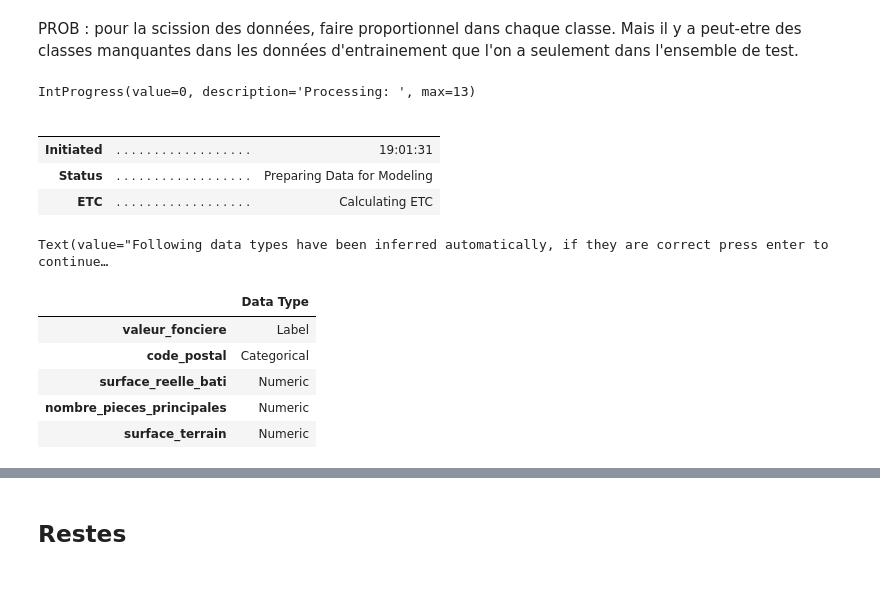
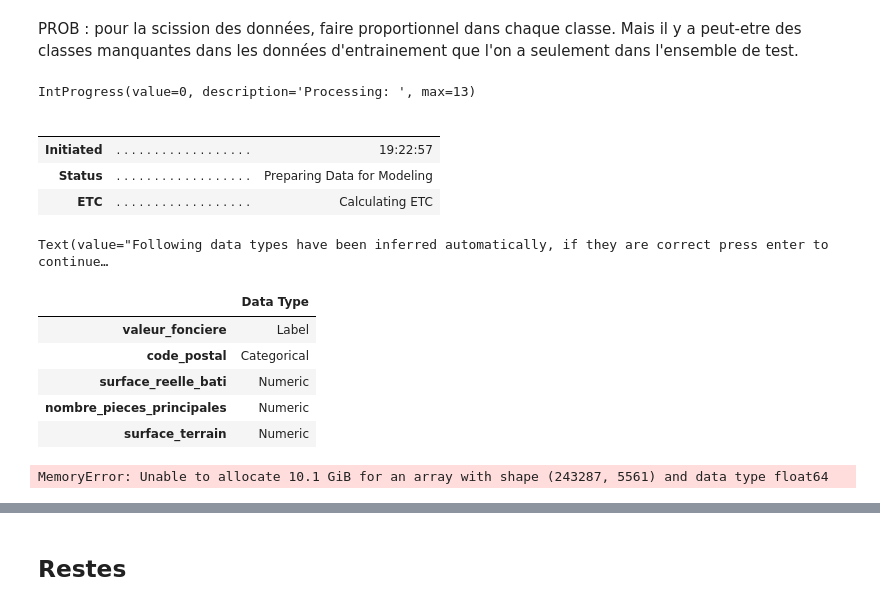
Before and after one commit to stbeau/projet-62, a Jupyter notebook: notebooks/exploratory/0.1-stbeau-Modele de depart pour tester l'API.ipynb, the cells around one changed output, grey strips where cells are left out. Drawn from its saved outputs; the diff is of its cells as text; code cells hidden in the pictures.

```diff
--- a/notebooks/exploratory/0.1-stbeau-Modele de depart pour tester l'API.ipynb
+++ b/notebooks/exploratory/0.1-stbeau-Modele de depart pour tester l'API.ipynb
@@ -56,4 +54,4 @@ print(data.shape, df.shape)
 # %%
-df = data[(data["valeur_fonciere"]>30000) & (data["valeur_fonciere"]<300000)].sample(40000)
+df = data[(data["valeur_fonciere"]>30000) & (data["valeur_fonciere"]<300000)]
 print(data.shape, df.shape)
 # %% [output]
@@ -66,15 +64,15 @@ PROB : pour la scission des données, faire proportionnel dans chaque classe. Ma
 from pycaret.regression import *
 # %%
 exp_reg101 = setup(data = df, target = target, ignore_features=cat_f_to_ignore, categorical_features=cat_f_to_keep,
-                   remove_outliers=True,
-                   polynomial_features = True, trigonometry_features = True, feature_interaction=True,
+                   remove_outliers=True, remove_multicollinearity = True,# multicollinearity_threshold = 0.6,
+                   #polynomial_features = True, #feature_interaction=True, #trigonometry_features = True,
                    normalize = True, normalize_method="robust", transformation = True, transform_target = True, verbose=True, session_id=123)
 # normalize_method='robust'
 # %% [output]
 IntProgress(value=0, description='Processing: ', max=13)
 |  |  |  |
 |  |  |  |
-| Initiated | . . . . . . . . . . . . . . . . . . | 19:01:31 |
+| Initiated | . . . . . . . . . . . . . . . . . . | 19:22:57 |
 | Status | . . . . . . . . . . . . . . . . . . | Preparing Data for Modeling |
 | ETC | . . . . . . . . . . . . . . . . . . | Calculating ETC |
 Text(value="Following data types have been inferred automatically, if they are correct press enter to continue…
@@ -84,6 +82,7 @@ Text(value="Following data types have been inferred automatically, if they are c
 | surface_reelle_bati | Numeric |
 | nombre_pieces_principales | Numeric |
 | surface_terrain | Numeric |
+MemoryError: Unable to allocate 10.1 GiB for an array with shape (243287, 5561) and data type float64
 # %%
 # exp_reg101 = setup(data = data, target = 'valeur_fonciere', remove_outliers=True,
 #                    ignore_features=cat_features, create_clusters=True, polynomial_features=True, feature_ratio=True,
```
Also changed, not shown: parts of 28 cells of this notebook.
